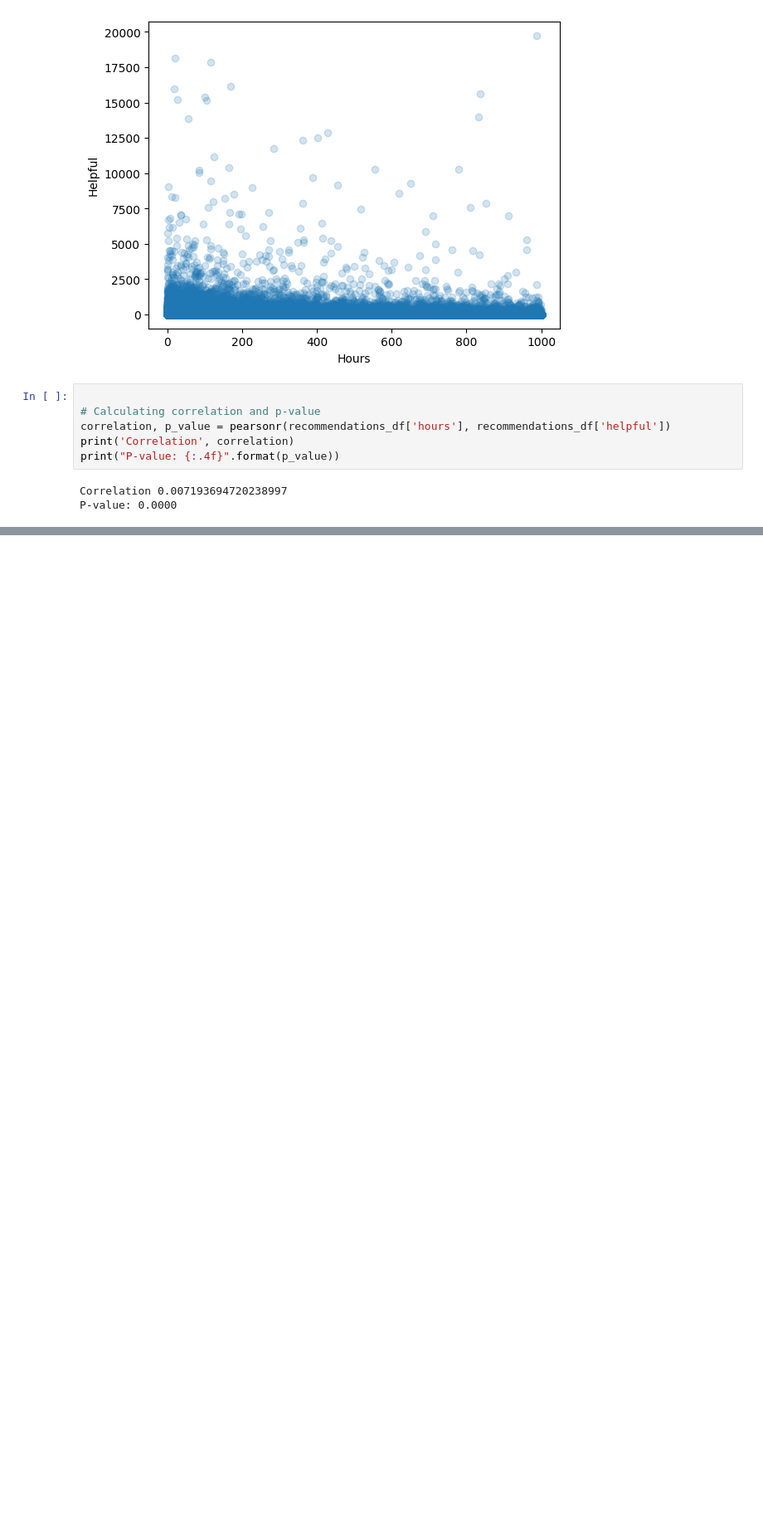
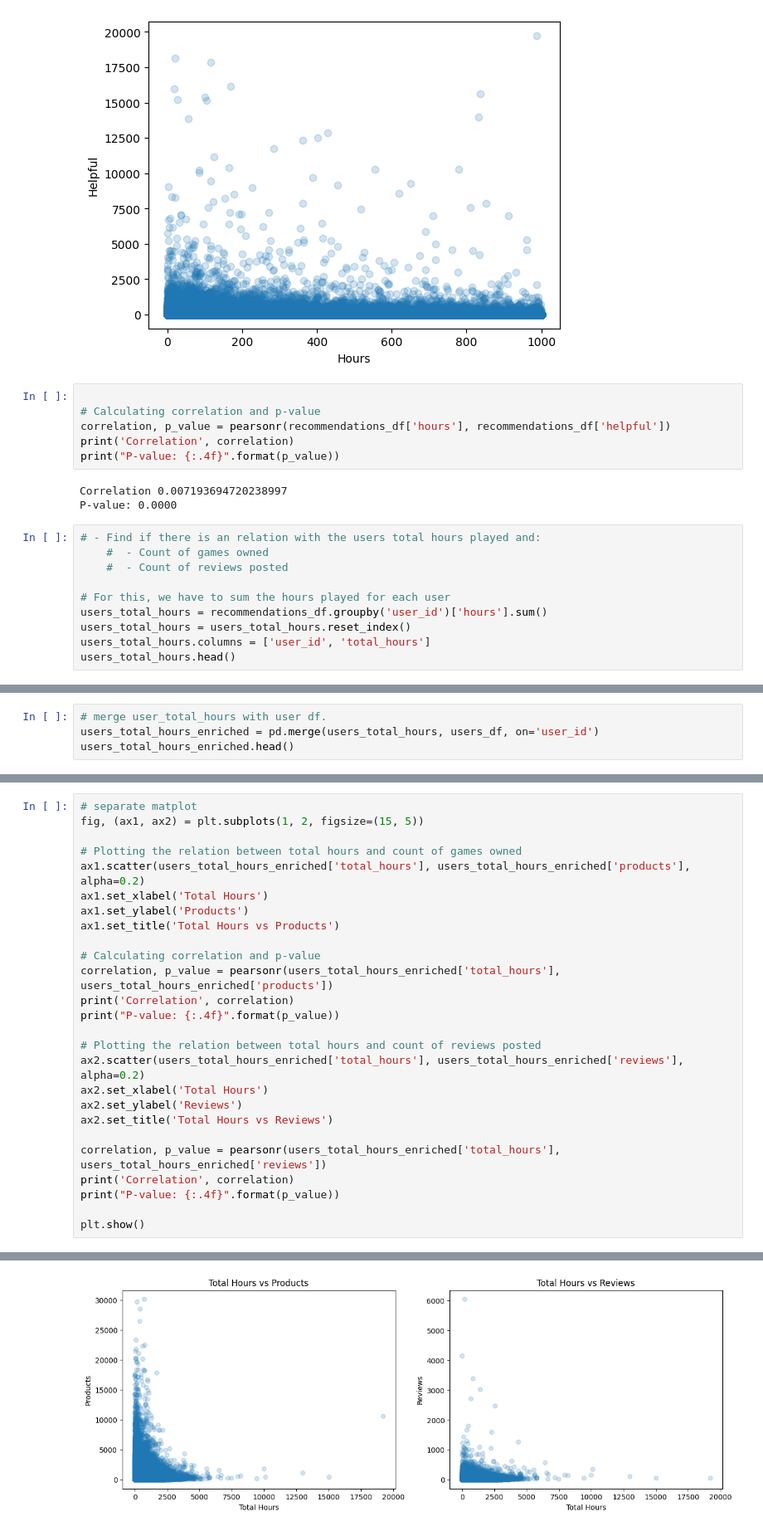
Before and after one commit to NeneWang/recommendation-systems-exploration, a Jupyter notebook: final_project_exploration/high_level_analysis.ipynb, the cells around one changed output, grey strips where cells are left out. Shown at 83% size. Cells and saved outputs as stored; diff of their text form; blank space fills up the shorter version.

Commit message:
relations and check ins

```diff
--- a/final_project_exploration/high_level_analysis.ipynb
+++ b/final_project_exploration/high_level_analysis.ipynb
@@ -64,3 +64,13 @@ print("P-value: {:.4f}".format(p_value))
 # %% [output]
 Correlation 0.007193694720238997
 P-value: 0.0000
+# %%
+# - Find if there is an relation with the users total hours played and:
+    #  - Count of games owned
+    #  - Count of reviews posted
+
+# For this, we have to sum the hours played for each user
+users_total_hours = recommendations_df.groupby('user_id')['hours'].sum()
+users_total_hours = users_total_hours.reset_index()
+users_total_hours.columns = ['user_id', 'total_hours']
+users_total_hours.head()
@@ -66,0 +84,4 @@ P-value: 0.0000
+# %%
+# merge user_total_hours with user df.
+users_total_hours_enriched = pd.merge(users_total_hours, users_df, on='user_id')
+users_total_hours_enriched.head()
@@ -66,0 +95,27 @@ P-value: 0.0000
+# %%
+# separate matplot
+fig, (ax1, ax2) = plt.subplots(1, 2, figsize=(15, 5))
+
+# Plotting the relation between total hours and count of games owned
+ax1.scatter(users_total_hours_enriched['total_hours'], users_total_hours_enriched['products'], alpha=0.2)
+ax1.set_xlabel('Total Hours')
+ax1.set_ylabel('Products')
+ax1.set_title('Total Hours vs Products')
+
+# Calculating correlation and p-value
+correlation, p_value = pearsonr(users_total_hours_enriched['total_hours'], users_total_hours_enriched['products'])
+print('Correlation', correlation)
+print("P-value: {:.4f}".format(p_value))
+
+# Plotting the relation between total hours and count of reviews posted
+ax2.scatter(users_total_hours_enriched['total_hours'], users_total_hours_enriched['reviews'], alpha=0.2)
+ax2.set_xlabel('Total Hours')
+ax2.set_ylabel('Reviews')
+ax2.set_title('Total Hours vs Reviews')
+
+correlation, p_value = pearsonr(users_total_hours_enriched['total_hours'], users_total_hours_enriched['reviews'])
+print('Correlation', correlation)
+print("P-value: {:.4f}".format(p_value))
+
+plt.show()
+# %% [output]
@@ -66,0 +126 @@ P-value: 0.0000
+[figure, added]
```
Also changed, not shown: parts of 3 cells of this notebook, 2 other files.
